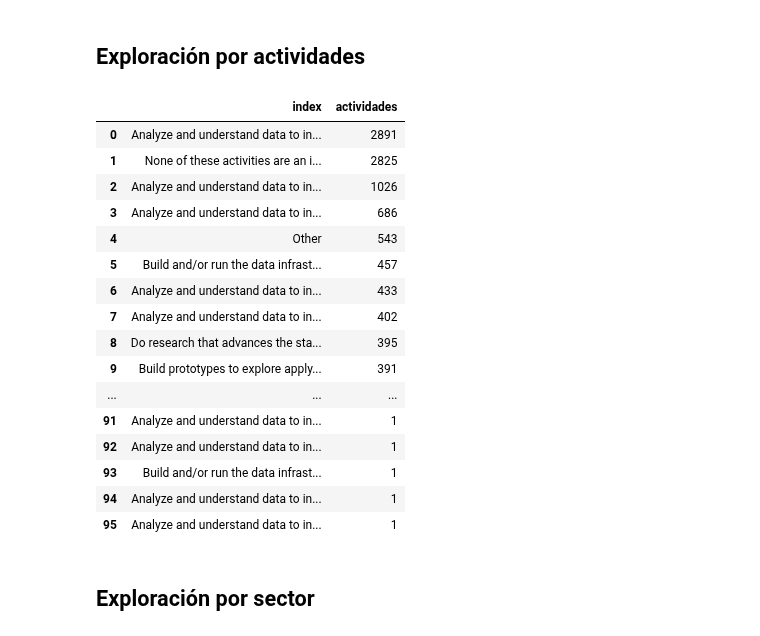
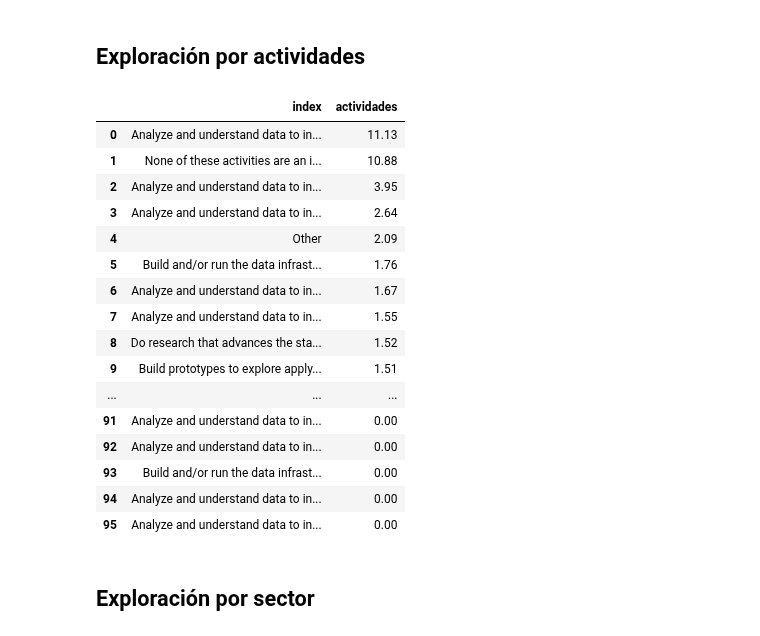
Before and after one commit to Adalab/EDA-ETL-project, a Jupyter notebook: 2.eda.ipynb, the cells around one changed output. Saved outputs shown, nothing was run; the diff lists cells and outputs as text; code cells hidden in the pictures.

```diff
--- a/2.eda.ipynb
+++ b/2.eda.ipynb
@@ -146,24 +146,24 @@ df['ocupacion'].value_counts().reset_index()
 # %% [markdown]
 ## Exploración por actividades
-# %%
-df['actividades'].value_counts().reset_index()
-# %% [output]
-|  | index | actividades |
-| 0 | Analyze and understand data to in... | 2891 |
-| 1 | None of these activities are an i... | 2825 |
-| 2 | Analyze and understand data to in... | 1026 |
-| 3 | Analyze and understand data to in... | 686 |
-| 4 | Other | 543 |
-| 5 | Build and/or run the data infrast... | 457 |
-| 6 | Analyze and understand data to in... | 433 |
-| 7 | Analyze and understand data to in... | 402 |
-| 8 | Do research that advances the sta... | 395 |
-| 9 | Build prototypes to explore apply... | 391 |
-| ... | ... | ... |
-| 91 | Analyze and understand data to in... | 1 |
-| 92 | Analyze and understand data to in... | 1 |
-| 93 | Build and/or run the data infrast... | 1 |
-| 94 | Analyze and understand data to in... | 1 |
-| 95 | Analyze and understand data to in... | 1 |
+# %%
+(df['actividades'].value_counts()*100/df.shape[0]).round(2).reset_index()
+# %% [output]
+|  | index | actividades |
+| 0 | Analyze and understand data to in... | 11.13 |
+| 1 | None of these activities are an i... | 10.88 |
+| 2 | Analyze and understand data to in... | 3.95 |
+| 3 | Analyze and understand data to in... | 2.64 |
+| 4 | Other | 2.09 |
+| 5 | Build and/or run the data infrast... | 1.76 |
+| 6 | Analyze and understand data to in... | 1.67 |
+| 7 | Analyze and understand data to in... | 1.55 |
+| 8 | Do research that advances the sta... | 1.52 |
+| 9 | Build prototypes to explore apply... | 1.51 |
+| ... | ... | ... |
+| 91 | Analyze and understand data to in... | 0.00 |
+| 92 | Analyze and understand data to in... | 0.00 |
+| 93 | Build and/or run the data infrast... | 0.00 |
+| 94 | Analyze and understand data to in... | 0.00 |
+| 95 | Analyze and understand data to in... | 0.00 |
 # %% [markdown]
 ## Exploración por sector
```
Also changed, not shown: parts of 12 cells of this notebook, 1 other file.
